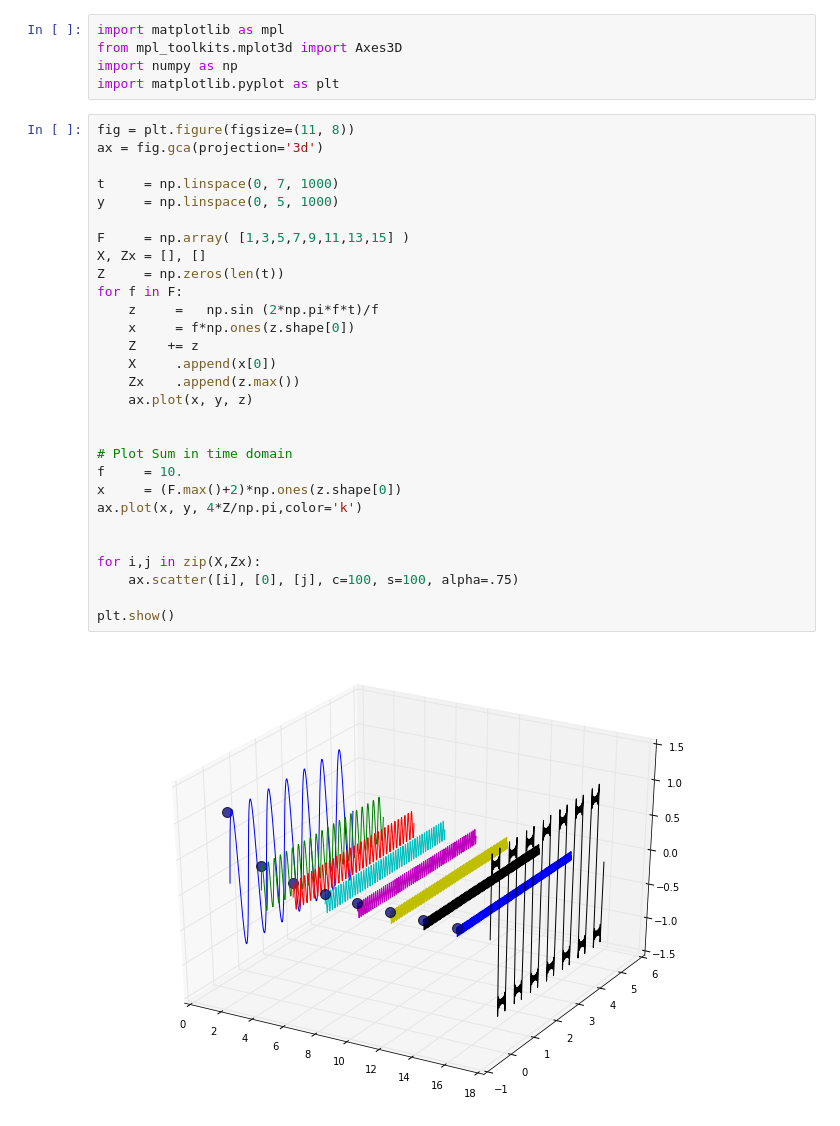
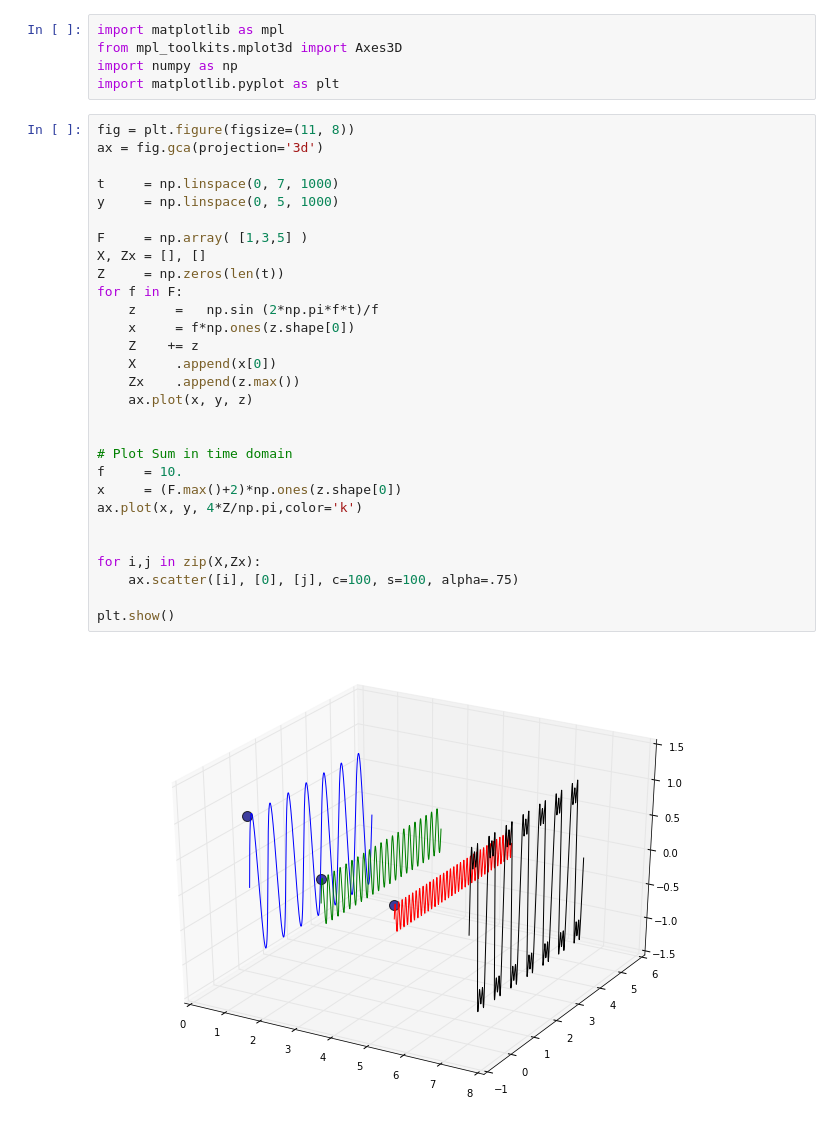
Before and after one commit to Poswer96/filtra_23-i, a Jupyter notebook: src/1. Contextualización/Series de Fourier.ipynb, the cells around one changed output. Cells and saved outputs as stored; diff of their text form.

```diff
--- a/src/1. Contextualización/Series de Fourier.ipynb
+++ b/src/1. Contextualización/Series de Fourier.ipynb
@@ -8,34 +8,34 @@ import matplotlib.pyplot as plt
 # %%
 fig = plt.figure(figsize=(11, 8))
 ax = fig.gca(projection='3d')
 
 t     = np.linspace(0, 7, 1000)
 y     = np.linspace(0, 5, 1000)
 
-F     = np.array( [1,3,5,7,9,11,13,15] )
+F     = np.array( [1,3,5] )
 X, Zx = [], []
 Z     = np.zeros(len(t))
 for f in F:
     z     =   np.sin (2*np.pi*f*t)/f
     x     = f*np.ones(z.shape[0])
     Z    += z
     X     .append(x[0])
     Zx    .append(z.max())
     ax.plot(x, y, z)
 
 
 # Plot Sum in time domain
 f     = 10.
 x     = (F.max()+2)*np.ones(z.shape[0])
 ax.plot(x, y, 4*Z/np.pi,color='k')
 
 
 for i,j in zip(X,Zx):
     ax.scatter([i], [0], [j], c=100, s=100, alpha=.75)
 
 plt.show()
 # %% [output]
-[figure, old version]
+[figure, new version]
 # %%
 plt.figure()
 plt.plot(y,Z)
```
Also changed, not shown: parts of 1 cell of this notebook, 4 other files.
